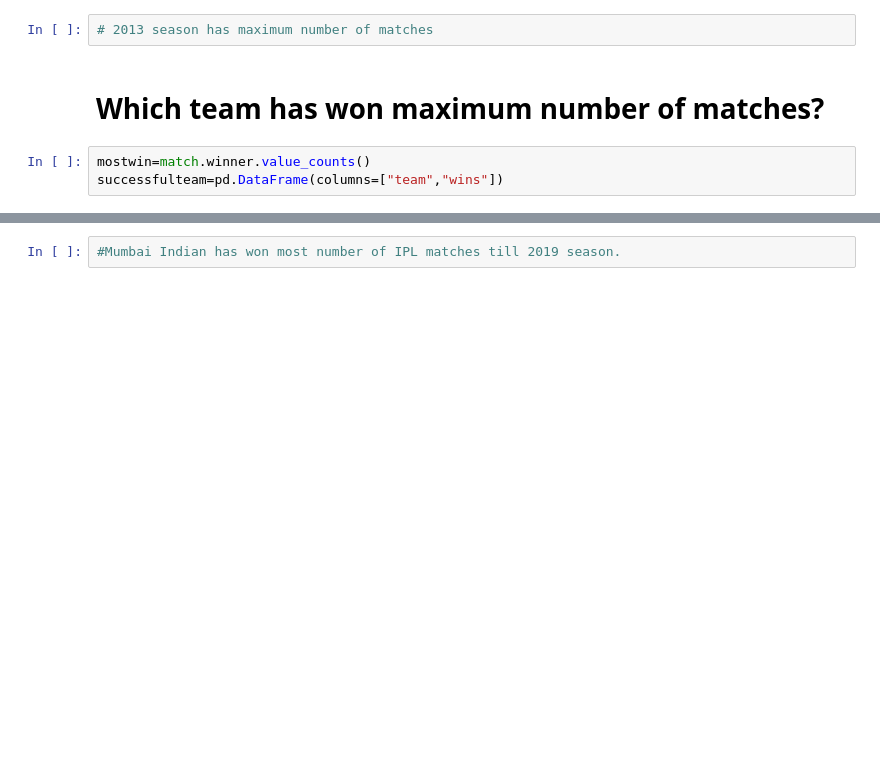
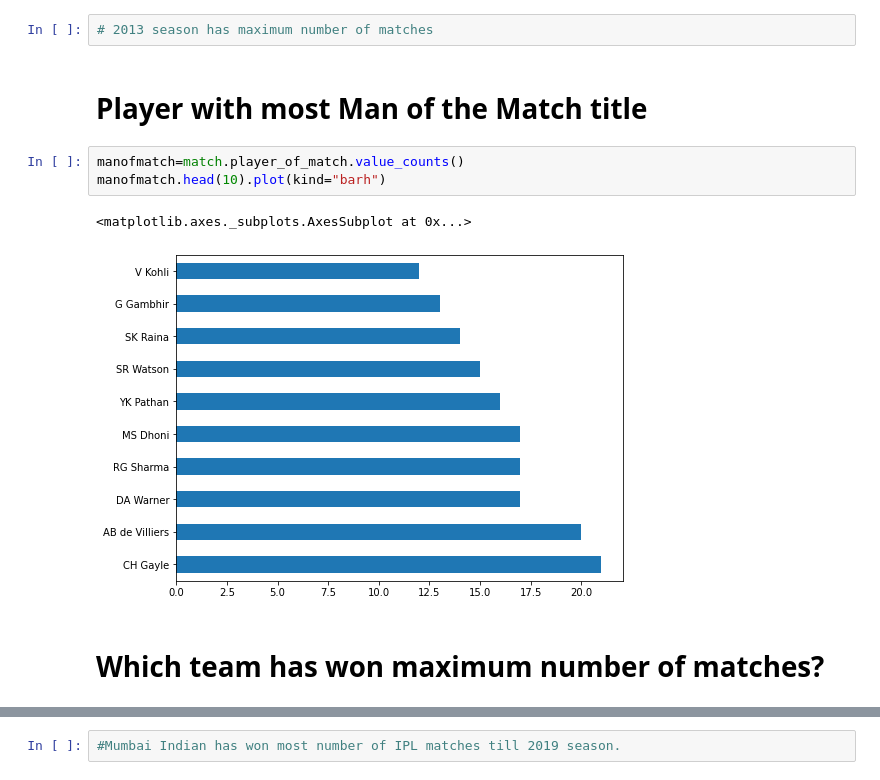
Before and after one commit to KishanAdhikari11/Ipldataanalysis, a Jupyter notebook: ipl.ipynb, the cells around one changed output, grey strips where cells are left out. Saved outputs shown, nothing was run; the diff lists cells and outputs as text; blank space fills up the shorter version.

```diff
--- a/ipl.ipynb
+++ b/ipl.ipynb
@@ -249,8 +246,13 @@ sb.countplot(x="season",data=match,palette="inferno")
 [figure]
 # %%
 # 2013 season has maximum number of matches
+# %% [markdown]
+# Player with most Man of the Match title
+# %%
+manofmatch=match.player_of_match.value_counts()
+manofmatch.head(10).plot(kind="barh")
+# %% [output]
+<matplotlib.axes._subplots.AxesSubplot at 0x...>
+[figure, added]
 # %% [markdown]
 # Which team has won maximum number of matches?
-# %%
-mostwin=match.winner.value_counts()
-successfulteam=pd.DataFrame(columns=["team","wins"])
```
Also changed, not shown: parts of 3 cells of this notebook.
